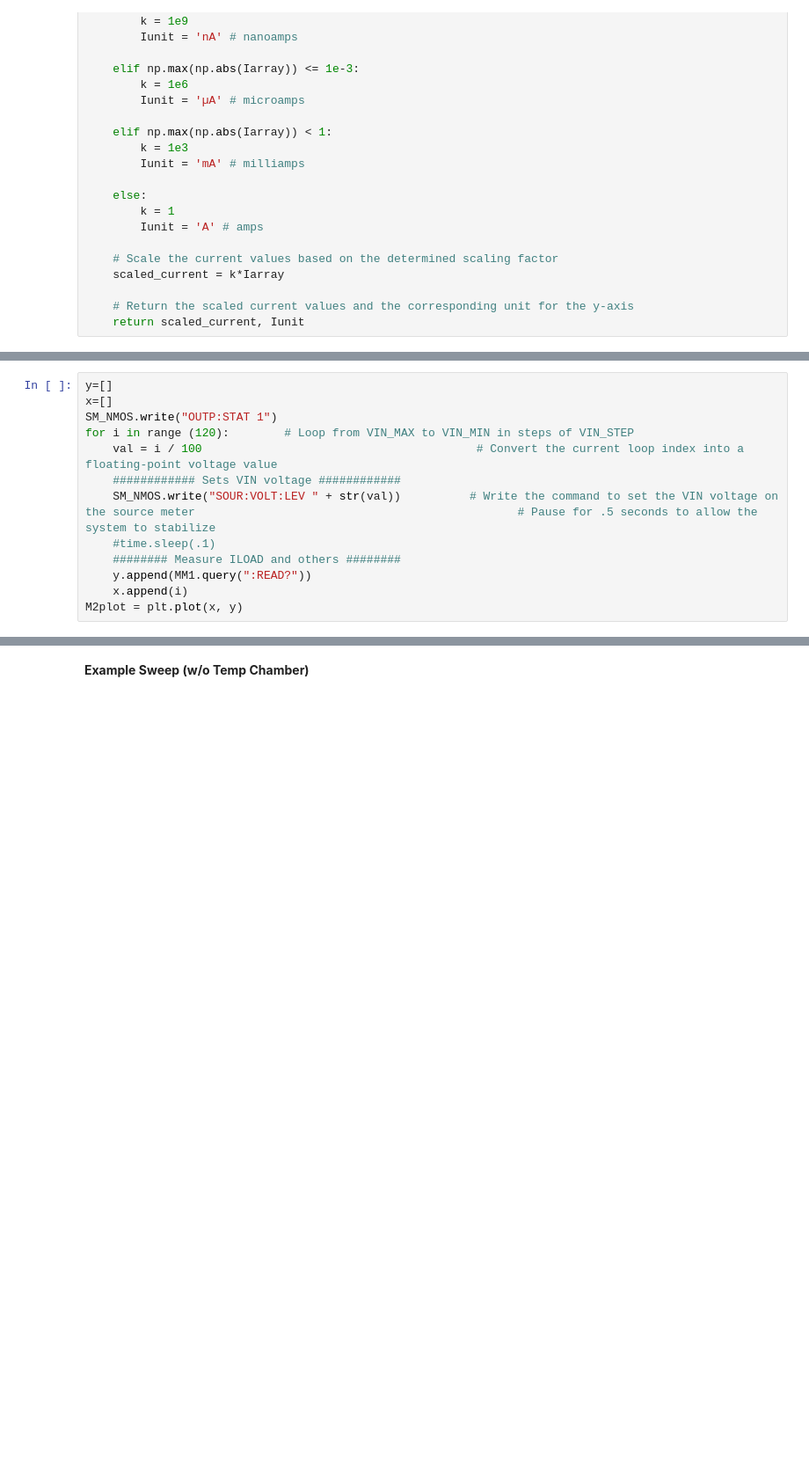
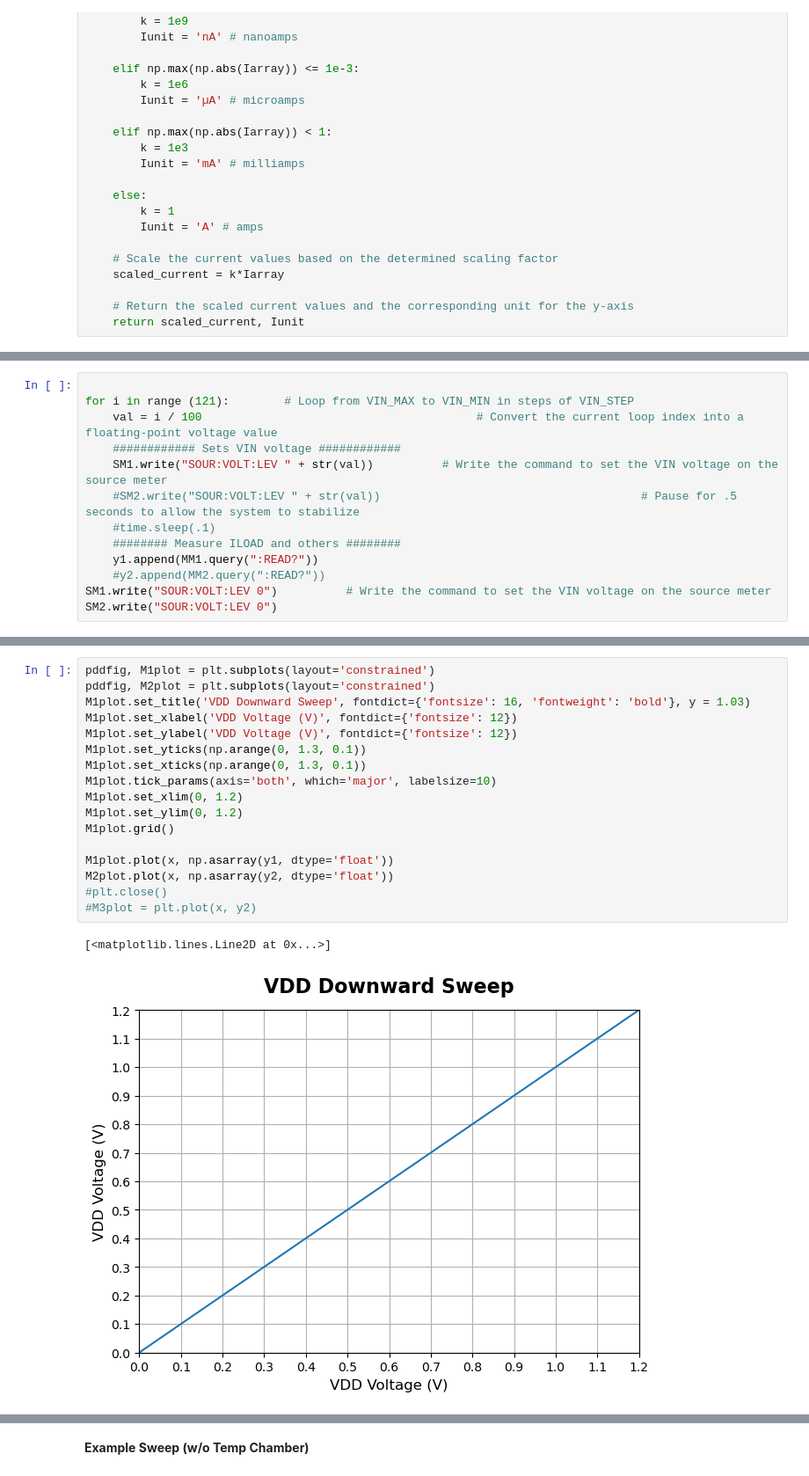
Before and after one commit to lskarda25/ICASL_test_code, a Jupyter notebook: OmarCode.ipynb, the cells around one changed output, grey strips where cells are left out. Shown at 88% size. Cells and saved outputs as stored; diff of their text form; blank space fills up the shorter version.

Commit message:
Improvements to for loop

```diff
--- a/OmarCode.ipynb
+++ b/OmarCode.ipynb
@@ -197,14 +182,14 @@ MM1.write("VOLT:NPLC .02")
 # %%
-y=[]
-x=[]
-SM_NMOS.write("OUTP:STAT 1")
-for i in range (120):        # Loop from VIN_MAX to VIN_MIN in steps of VIN_STEP
+
+for i in range (121):        # Loop from VIN_MAX to VIN_MIN in steps of VIN_STEP
     val = i / 100                                        # Convert the current loop index into a floating-point voltage value
     ############ Sets VIN voltage ############
-    SM_NMOS.write("SOUR:VOLT:LEV " + str(val))          # Write the command to set the VIN voltage on the source meter                                               # Pause for .5 seconds to allow the system to stabilize
+    SM1.write("SOUR:VOLT:LEV " + str(val))          # Write the command to set the VIN voltage on the source meter
+    #SM2.write("SOUR:VOLT:LEV " + str(val))                                      # Pause for .5 seconds to allow the system to stabilize
     #time.sleep(.1)
     ######## Measure ILOAD and others ########
-    y.append(MM1.query(":READ?"))
-    x.append(i)
-M2plot = plt.plot(x, y)
+    y1.append(MM1.query(":READ?"))
+    #y2.append(MM2.query(":READ?"))
+SM1.write("SOUR:VOLT:LEV 0")          # Write the command to set the VIN voltage on the source meter
+SM2.write("SOUR:VOLT:LEV 0")
 # %% [output]
@@ -273,0 +197,20 @@ NameError: name 'MM2data' is not defined
+# %%
+pddfig, M1plot = plt.subplots(layout='constrained')
+pddfig, M2plot = plt.subplots(layout='constrained')
+M1plot.set_title('VDD Downward Sweep', fontdict={'fontsize': 16, 'fontweight': 'bold'}, y = 1.03)
+M1plot.set_xlabel('VDD Voltage (V)', fontdict={'fontsize': 12})
+M1plot.set_ylabel('VDD Voltage (V)', fontdict={'fontsize': 12})
+M1plot.set_yticks(np.arange(0, 1.3, 0.1))
+M1plot.set_xticks(np.arange(0, 1.3, 0.1))
+M1plot.tick_params(axis='both', which='major', labelsize=10)
+M1plot.set_xlim(0, 1.2)
+M1plot.set_ylim(0, 1.2)
+M1plot.grid()
+
+M1plot.plot(x, np.asarray(y1, dtype='float'))
+M2plot.plot(x, np.asarray(y2, dtype='float'))
+#plt.close()
+#M3plot = plt.plot(x, y2)
+# %% [output]
+[<matplotlib.lines.Line2D at 0x...>]
+[figure, added]
```
Also changed, not shown: parts of 8 cells of this notebook.
